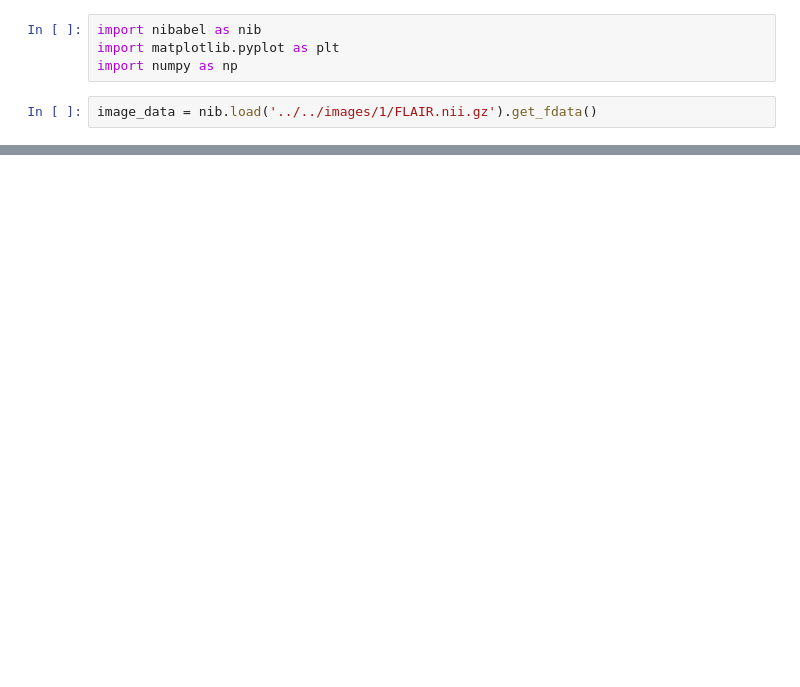
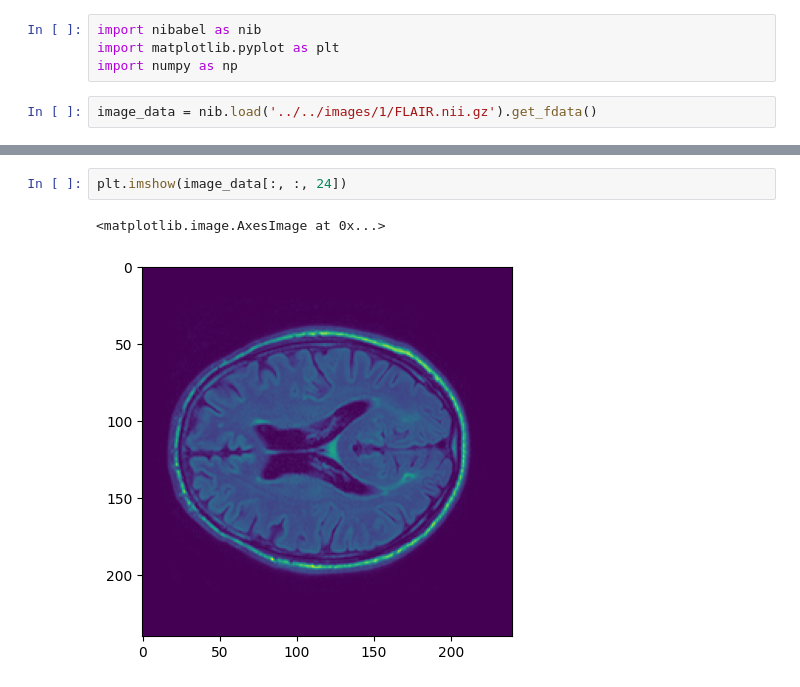
Before and after one commit to josegabjimenez/proyecto-procesamiento-imagenes, a Jupyter notebook: notebooks/denoising/edge-filter.ipynb, the cells around one changed output, grey strips where cells are left out. Saved outputs shown, nothing was run; the diff lists cells and outputs as text; blank space fills up the shorter version.

```diff
--- a/notebooks/denoising/edge-filter.ipynb
+++ b/notebooks/denoising/edge-filter.ipynb
@@ -47,0 +53,5 @@ plt.imshow(filtered_image_data[:, :, 24])
+# %%
+plt.imshow(image_data[:, :, 24])
+# %% [output]
+<matplotlib.image.AxesImage at 0x...>
+[figure, added]
```
Also changed, not shown: parts of 2 cells of this notebook, 3 other files.
